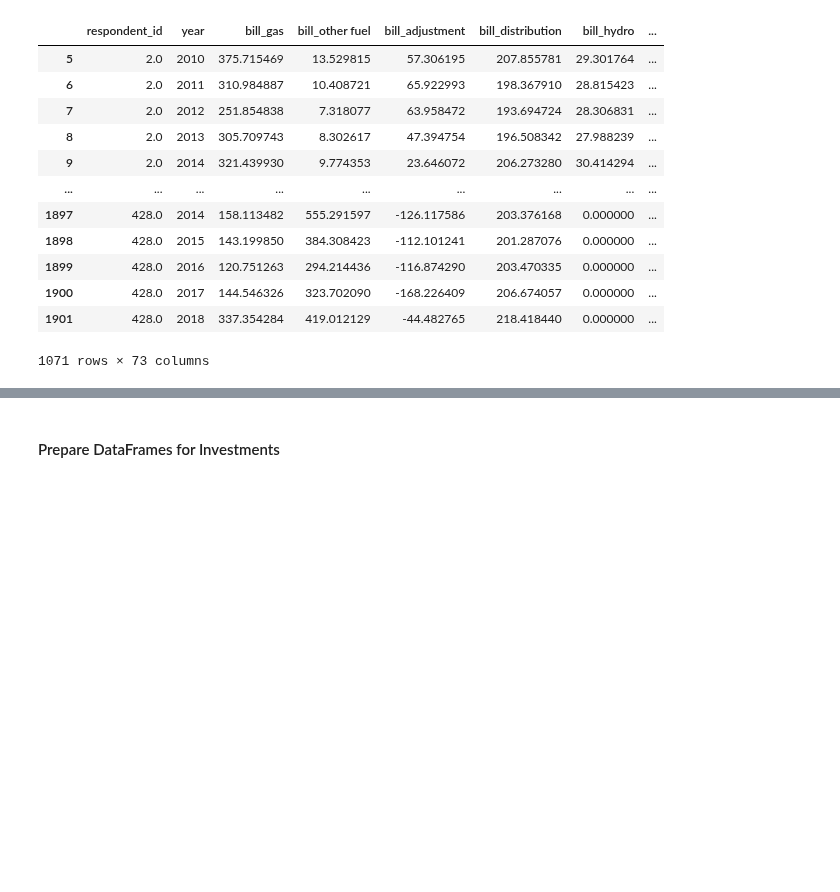
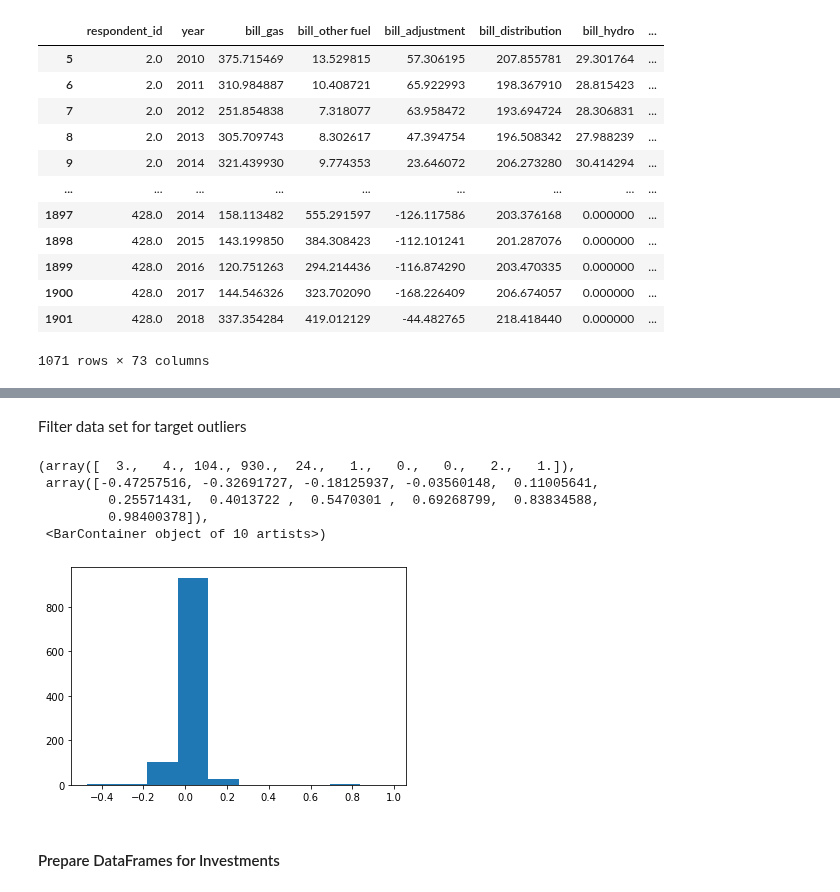
Before and after one commit to 2elle2/rmi-project, a Jupyter notebook: model/30_feature_engineering_v2.ipynb, the cells around one changed output, grey strips where cells are left out. Cells and saved outputs as stored; diff of their text form; code cells hidden in the pictures; blank space fills up the shorter version.

```diff
--- a/model/30_feature_engineering_v2.ipynb
+++ b/model/30_feature_engineering_v2.ipynb
@@ -111,3 +232,15 @@ data_pre_2018_df
+# %% [markdown]
+Filter data set for target outliers
+# %%
+data_pre_2018_df = data_pre_2018_df.reset_index(drop=True)[target<100]
+plt.hist(target[target<100])
+# %% [output]
+(array([  3.,   4., 104., 930.,  24.,   1.,   0.,   0.,   2.,   1.]),
+ array([-0.47257516, -0.32691727, -0.18125937, -0.03560148,  0.11005641,
+         0.25571431,  0.4013722 ,  0.5470301 ,  0.69268799,  0.83834588,
+         0.98400378]),
+ <BarContainer object of 10 artists>)
+[figure, added]
 # %% [markdown]
 #### Prepare DataFrames for Investments
 # %%
```
Also changed, not shown: parts of 16 cells of this notebook.
